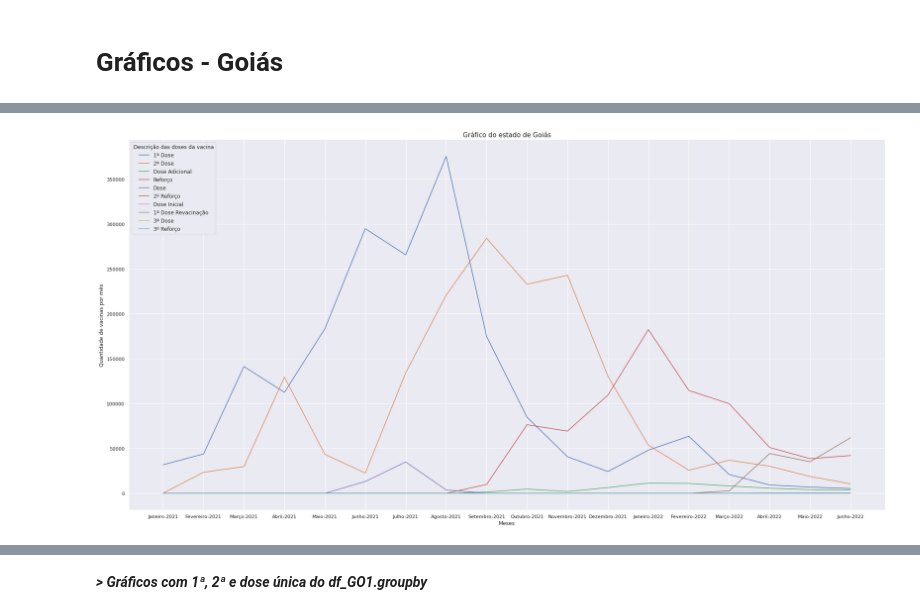
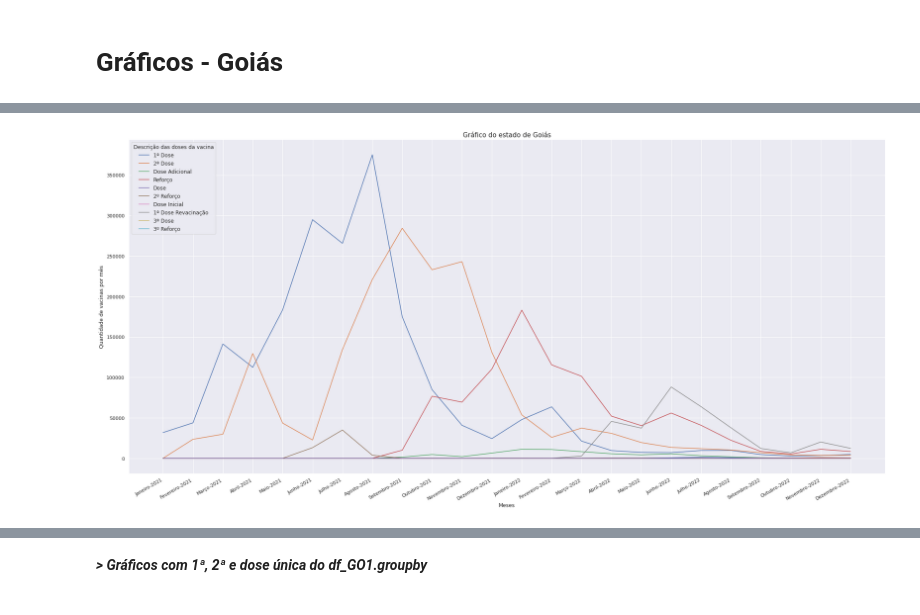
Before and after one commit to laysfreitas/Covid_Dados, a Jupyter notebook: Dados_Covid_CO.ipynb, the cells around one changed output, grey strips where cells are left out. Saved outputs shown, nothing was run; the diff lists cells and outputs as text; code cells hidden in the pictures.

```diff
--- a/Dados_Covid_CO.ipynb
+++ b/Dados_Covid_CO.ipynb
@@ -205,6 +204,13 @@ df_22_GO3_mes3count = df_22_GO3_mes3.groupby('vacina_descricao_dose').count()
 df_22_GO3_mes4count = df_22_GO3_mes4.groupby('vacina_descricao_dose').count()
 df_22_GO3_mes5count = df_22_GO3_mes5.groupby('vacina_descricao_dose').count()
 df_22_GO3_mes6count = df_22_GO3_mes6.groupby('vacina_descricao_dose').count()
+# %%
+df_22_GO3_mes7count = df_22_GO3_mes7.groupby('vacina_descricao_dose').count()
+df_22_GO3_mes8count = df_22_GO3_mes8.groupby('vacina_descricao_dose').count()
+df_22_GO3_mes9count = df_22_GO3_mes9.groupby('vacina_descricao_dose').count()
+df_22_GO3_mes10count = df_22_GO3_mes10.groupby('vacina_descricao_dose').count()
+df_22_GO3_mes11count = df_22_GO3_mes11.groupby('vacina_descricao_dose').count()
+df_22_GO3_mes12count = df_22_GO3_mes12.groupby('vacina_descricao_dose').count()
 # %%
 GO_Vacina_Mes_1_21 = pd.merge(df_21_GO3_mes1count, df_21_GO3_mes2count, how = 'outer', on = 'vacina_descricao_dose',suffixes=('_mes1_21', '_mes2_21'))
 GO_Vacina_Mes_2_21 = pd.merge(GO_Vacina_Mes_1_21, df_21_GO3_mes3count, how = 'outer', on = 'vacina_descricao_dose',suffixes=('_mes2_21', '_mes3_21'))
@@ -225,5 +231,12 @@ GO_Vacina_Mes_3_22 = pd.merge(GO_Vacina_Mes_2_22, df_22_GO3_mes3count, how = 'ou
 GO_Vacina_Mes_4_22 = pd.merge(GO_Vacina_Mes_3_22, df_22_GO3_mes4count, how = 'outer', on = 'vacina_descricao_dose',suffixes=('_mes3_22', '_mes4_22'))
 GO_Vacina_Mes_5_22 = pd.merge(GO_Vacina_Mes_4_22, df_22_GO3_mes5count, how = 'outer', on = 'vacina_descricao_dose',suffixes=('_mes4_22', '__mes5_22'))
 GO_Vacina_Mes_6_22 = pd.merge(GO_Vacina_Mes_5_22, df_22_GO3_mes6count, how = 'outer', on = 'vacina_descricao_dose',suffixes=('_mes5_22', '_mes6_22'))
+# %%
+GO_Vacina_Mes_7_22 = pd.merge(GO_Vacina_Mes_6_22, df_22_GO3_mes7count, how = 'outer', on = 'vacina_descricao_dose',suffixes=('_mes6_22', '_mes7_22'))
+GO_Vacina_Mes_8_22 = pd.merge(GO_Vacina_Mes_7_22, df_22_GO3_mes8count, how = 'outer', on = 'vacina_descricao_dose',suffixes=('_mes7_22', '_mes8_22'))
+GO_Vacina_Mes_9_22 = pd.merge(GO_Vacina_Mes_8_22, df_22_GO3_mes9count, how = 'outer', on = 'vacina_descricao_dose',suffixes=('_mes8_22', '_mes9_22'))
+GO_Vacina_Mes_10_22 = pd.merge(GO_Vacina_Mes_9_22, df_22_GO3_mes10count, how = 'outer', on = 'vacina_descricao_dose',suffixes=('_mes9_22', '_mes10_22'))
+GO_Vacina_Mes_11_22 = pd.merge(GO_Vacina_Mes_10_22, df_22_GO3_mes11count, how = 'outer', on = 'vacina_descricao_dose',suffixes=('_mes10_22', '_mes11_22'))
+GO_Vacina_Mes_12_22 = pd.merge(GO_Vacina_Mes_11_22, df_22_GO3_mes12count, how = 'outer', on = 'vacina_descricao_dose',suffixes=('_mes11_22', '_mes12_22'))
 # %%
 #Imprimir o DataFrame Vacina_Mes_11 que corresponde todos os os meses juntos
@@ -265,10 +284,10 @@ GO_Vacina_Mes_6_22.T
 # %%
 #Susbtituir os valores NaN por 0
-GO_Count_Mes_Dose = GO_Vacina_Mes_6_22.T.replace(np.nan,0)
+GO_Count_Mes_Dose = GO_Vacina_Mes_12_22.T.replace(np.nan,0)
 # %% [markdown]
 Substituir vacina_dataAplicacao_mes1 pelos respectivos meses e anos
 # %%
-GO_Count_Mes_Dose.index = ["Janeiro-2021","Fevereiro-2021","Março-2021","Abril-2021","Maio-2021","Junho-2021","Julho-2021","Agosto-2021","Setembro-2021","Outubro-2021","Novembro-2021","Dezembro-2021","Janeiro-2022","Fevereiro-2022","Março-2022","Abril-2022","Maio-2022","Junho-2022"]
+GO_Count_Mes_Dose.index = ["Janeiro-2021","Fevereiro-2021","Março-2021","Abril-2021","Maio-2021","Junho-2021","Julho-2021","Agosto-2021","Setembro-2021","Outubro-2021","Novembro-2021","Dezembro-2021","Janeiro-2022","Fevereiro-2022","Março-2022","Abril-2022","Maio-2022","Junho-2022","Julho-2022","Agosto-2022","Setembro-2022","Outubro-2022","Novembro-2022","Dezembro-2022"]
 # %%
 GO_Count_Mes = df_GO3.groupby('vacina_dataAplicacao').count()
 # %% [markdown]
@@ -1146,13 +1169,14 @@ GO_Count_Mes_Dose.plot()
 # %%
 plt.figure(figsize=(31.4,15.8))
 plt.title("Gráfico do estado de Goiás",fontsize=15)
 plt.ylabel('Quantidade de vacinas por mês', fontsize = 12)
 plt.xlabel('Meses',fontsize = 12)
 plt.plot(GO_Count_Mes_Dose)
+plt.gcf().autofmt_xdate()
 plt.legend(['1ª Dose', '2ª Dose', 'Dose Adicional', 'Reforço','Dose','2º Reforço','Dose Inicial','1ª Dose Revacinação','3ª Dose','3º Reforço'], loc='upper left', title='Descrição das doses da vacina',fontsize=12)
 plt.show()
 # %% [output]
-[figure, old version]
+[figure, new version]
 # %%
 plt.figure(figsize=(20.4,9.8))
 plt.title("Gráfico do estado de Goiás",fontsize=15)
```
Also changed, not shown: parts of 90 cells of this notebook.
